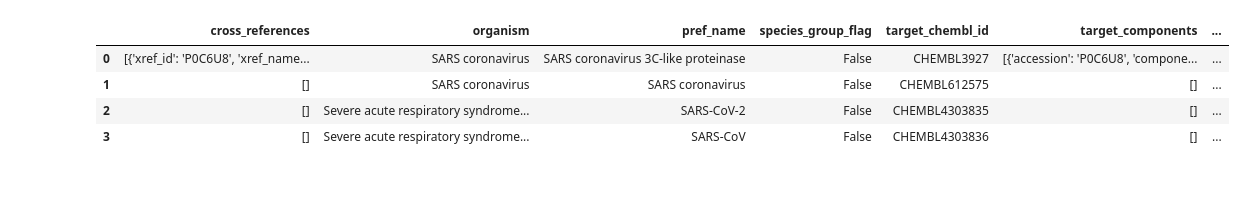
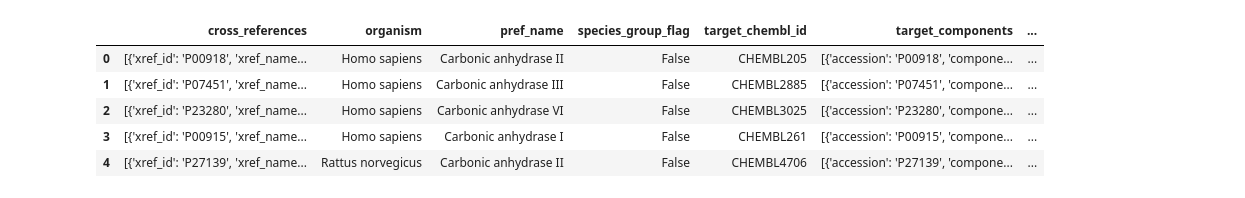
Before and after one commit to jmayf123/computational_drug_discovery, a Jupyter notebook: shiny_app/python_notebooks/functions.ipynb, the cells around one changed output. Saved outputs shown, nothing was run; the diff lists cells and outputs as text; code cells hidden in the pictures.

Commit message:
Data cleaned, made new conda env .yml file

```diff
--- a/shiny_app/python_notebooks/functions.ipynb
+++ b/shiny_app/python_notebooks/functions.ipynb
@@ -5,16 +7,19 @@ from chembl_webresource_client.new_client import new_client
 # %%
-# Target search function
 def target_search(target_name):
     target = new_client.target
     res = target.filter(pref_name__icontains = target_name)
-    targets = pd.DataFrame(res)
-    return(targets) #Returns a df of targets matching your search term
+    if len(res) > 200:
+        raise ValueError('Search Target too broad, Try Another Search Term.')
+    else:
+        targets = pd.DataFrame(res)
+        return(targets) #Returns a df of targets matching your search term
 # %%
-df = target_search("SARS")
+df = target_search("carbonic")
 df.head()
 # %% [output]
 |  | cross_references | organism | pref_name | species_group_flag | target_chembl_id | target_components | ... |
-| 0 | [{'xref_id': 'P0C6U8', 'xref_name... | SARS coronavirus | SARS coronavirus 3C-like proteinase | False | CHEMBL3927 | [{'accession': 'P0C6U8', 'compone... | ... |
-| 1 | [] | SARS coronavirus | SARS coronavirus | False | CHEMBL612575 | [] | ... |
-| 2 | [] | Severe acute respiratory syndrome... | SARS-CoV-2 | False | CHEMBL4303835 | [] | ... |
-| 3 | [] | Severe acute respiratory syndrome... | SARS-CoV | False | CHEMBL4303836 | [] | ... |
+| 0 | [{'xref_id': 'P00918', 'xref_name... | Homo sapiens | Carbonic anhydrase II | False | CHEMBL205 | [{'accession': 'P00918', 'compone... | ... |
+| 1 | [{'xref_id': 'P07451', 'xref_name... | Homo sapiens | Carbonic anhydrase III | False | CHEMBL2885 | [{'accession': 'P07451', 'compone... | ... |
+| 2 | [{'xref_id': 'P23280', 'xref_name... | Homo sapiens | Carbonic anhydrase VI | False | CHEMBL3025 | [{'accession': 'P23280', 'compone... | ... |
+| 3 | [{'xref_id': 'P00915', 'xref_name... | Homo sapiens | Carbonic anhydrase I | False | CHEMBL261 | [{'accession': 'P00915', 'compone... | ... |
+| 4 | [{'xref_id': 'P27139', 'xref_name... | Rattus norvegicus | Carbonic anhydrase II | False | CHEMBL4706 | [{'accession': 'P27139', 'compone... | ... |
```
Also changed, not shown: parts of 13 cells of this notebook, 2 other files.
